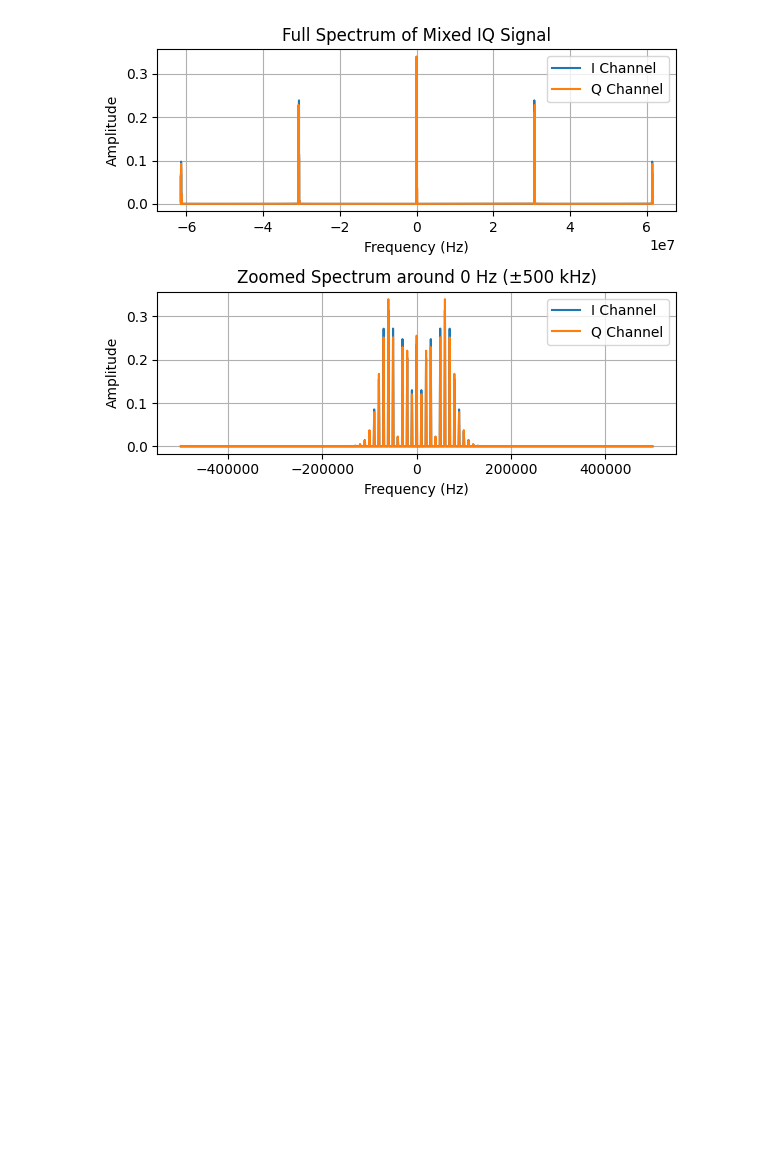
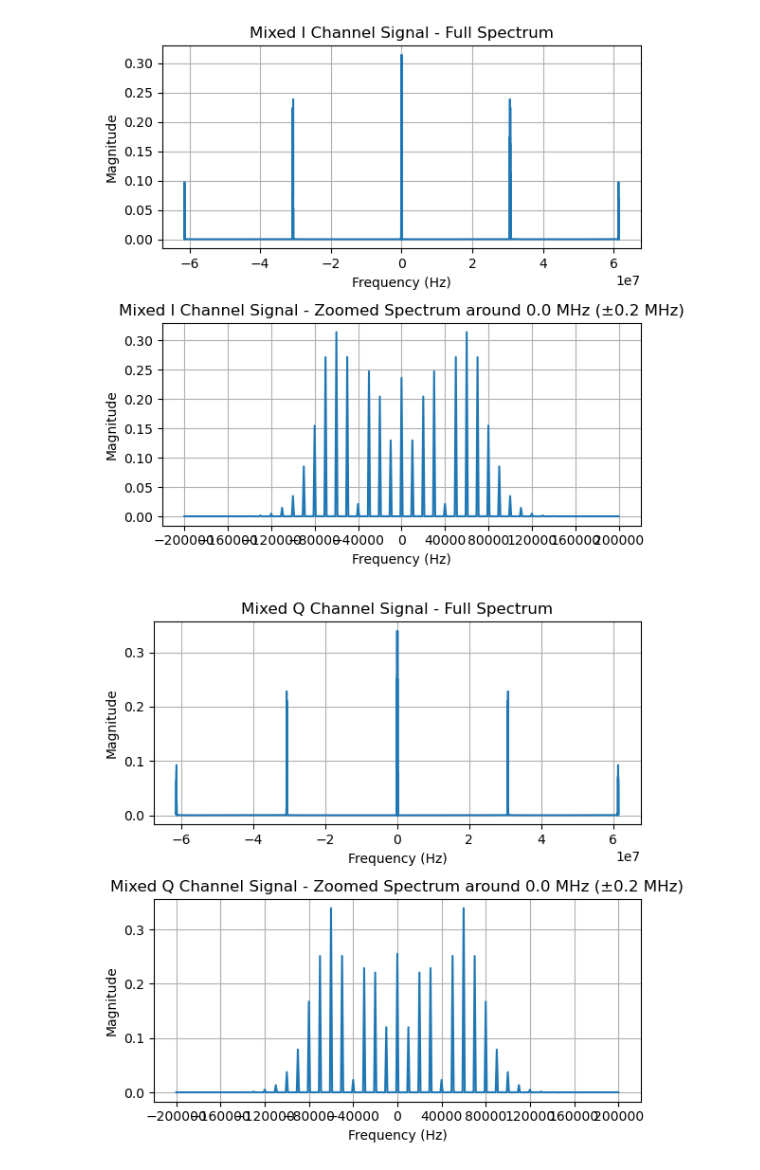
Before and after one commit to ruich95/SynQ, a Jupyter notebook: src/python/fm_demod_2.ipynb, the cells around one changed output. Drawn from its saved outputs; the diff is of its cells as text; code cells hidden in the pictures; blank space fills up the shorter version.

```diff
--- a/src/python/fm_demod_2.ipynb
+++ b/src/python/fm_demod_2.ipynb
@@ -106,16 +115,11 @@ try:
         valid_fir_i, fir_i = fir_filter_i.forward(valid_i, dec_i_18)
         valid_fir_q, fir_q = fir_filter_q.forward(valid_q, dec_q_18)
 
-        # get the lower 35 bits of fir output
-        fir_i_35 = fir_i & np.uint64(0x7FFFFFFFF)
-        fir_q_35 = fir_q & np.uint64(0x7FFFFFFFF)
-        # convert to np.uint32
-        fir_i_35 = fir_i_35 >> np.uint64(3)
-        fir_q_35 = fir_q_35 >> np.uint64(3)
-        fir_i_35 = np.uint32(fir_i_35 & np.uint64(0xFFFFFFFF))
-        fir_q_35 = np.uint32(fir_q_35 & np.uint64(0xFFFFFFFF))
+        #  get the lower (36:4] bits of fir output as cordic input
+        fir_i_32 = np.uint32((fir_i >> np.uint64(4)) & np.uint64(0xFFFFFFFF))
+        fir_q_32 = np.uint32((fir_q >> np.uint64(4)) & np.uint64(0xFFFFFFFF))
 
-        valid_atan2, atan2_res = cordic_atan2.forward(valid_fir_i and valid_fir_q, fir_q_35, fir_i_35)
+        valid_atan2, atan2_res = cordic_atan2.forward(valid_fir_i and valid_fir_q, fir_q_32, fir_i_32)
 
         mixed_output_i[idx] = i
         mixed_output_q[idx] = q
@@ -136,50 +140,17 @@ finally:
     cic_decimator_q.terminate()
     fir_filter_i.terminate()
     fir_filter_q.terminate()
+    cordic_atan2.terminate()
 # %%
 # convert iq outputs back to float32
 mixed_output_i_float = (mixed_output_i.astype(np.int16).astype(np.float32)) / 32768.0
 mixed_output_q_float = (mixed_output_q.astype(np.int16).astype(np.float32)) / 32768.0
 
-# plot the double-side spectrum of the mixed iq signal with zoomed view around +- 500kHz
-N = len(mixed_output_i)
-T = 1.0 / sample_rate
-
-yf_i = fft(mixed_output_i_float)  # center around 0
-yf_q = fft(mixed_output_q_float)  # center around 0
-
-xf = fftfreq(N, T)
-
-magnitude_i = 2.0 / N * np.abs(yf_i)
-magnitude_q = 2.0 / N * np.abs(yf_q)
-
-xf = fftshift(xf)
-magnitude_i = fftshift(magnitude_i)
-magnitude_q = fftshift(magnitude_q)
-
-fig, axes = plt.subplots(2, 1, figsize=(6, 5))
-# full spectrum
-axes[0].plot(xf, magnitude_i, label='I Channel')
-axes[0].plot(xf, magnitude_q, label='Q Channel')
-axes[0].set_title("Full Spectrum of Mixed IQ Signal")
-axes[0].set_xlabel("Frequency (Hz)")
-axes[0].set_ylabel("Amplitude")
-axes[0].legend()
-axes[0].grid(True)
-
-# zoomed spectrum centered at 0 Hz ±500 kHz
-mask = (xf >= -500e3) & (xf <= 500e3)
-axes[1].plot(xf[mask], magnitude_i[mask], label='I Channel')
-axes[1].plot(xf[mask], magnitude_q[mask], label='Q Channel')
-axes[1].set_title("Zoomed Spectrum around 0 Hz (±500 kHz)")
-axes[1].set_xlabel("Frequency (Hz)")
-axes[1].set_ylabel("Amplitude")
-axes[1].legend()
-axes[1].grid(True)
-
-plt.tight_layout()
+_, _ = plot_spectrum(sample_rate, mixed_output_i_float, "Mixed I Channel Signal", zoom=True, zoomed_c_freq=0, zoomed_span=4e5)
+_, _ = plot_spectrum(sample_rate, mixed_output_q_float, "Mixed Q Channel Signal", zoom=True, zoomed_c_freq=0, zoomed_span=4e5)
 # %% [output]
-[figure, old version]
+[figure, new version]
+[figure, added]
 # %%
 #keep only valid decimated outputs
 decimated_output_i_filtered = decimated_output_i[decimated_output_i_valid]
```
Also changed, not shown: parts of 9 cells of this notebook, 2 other files.
